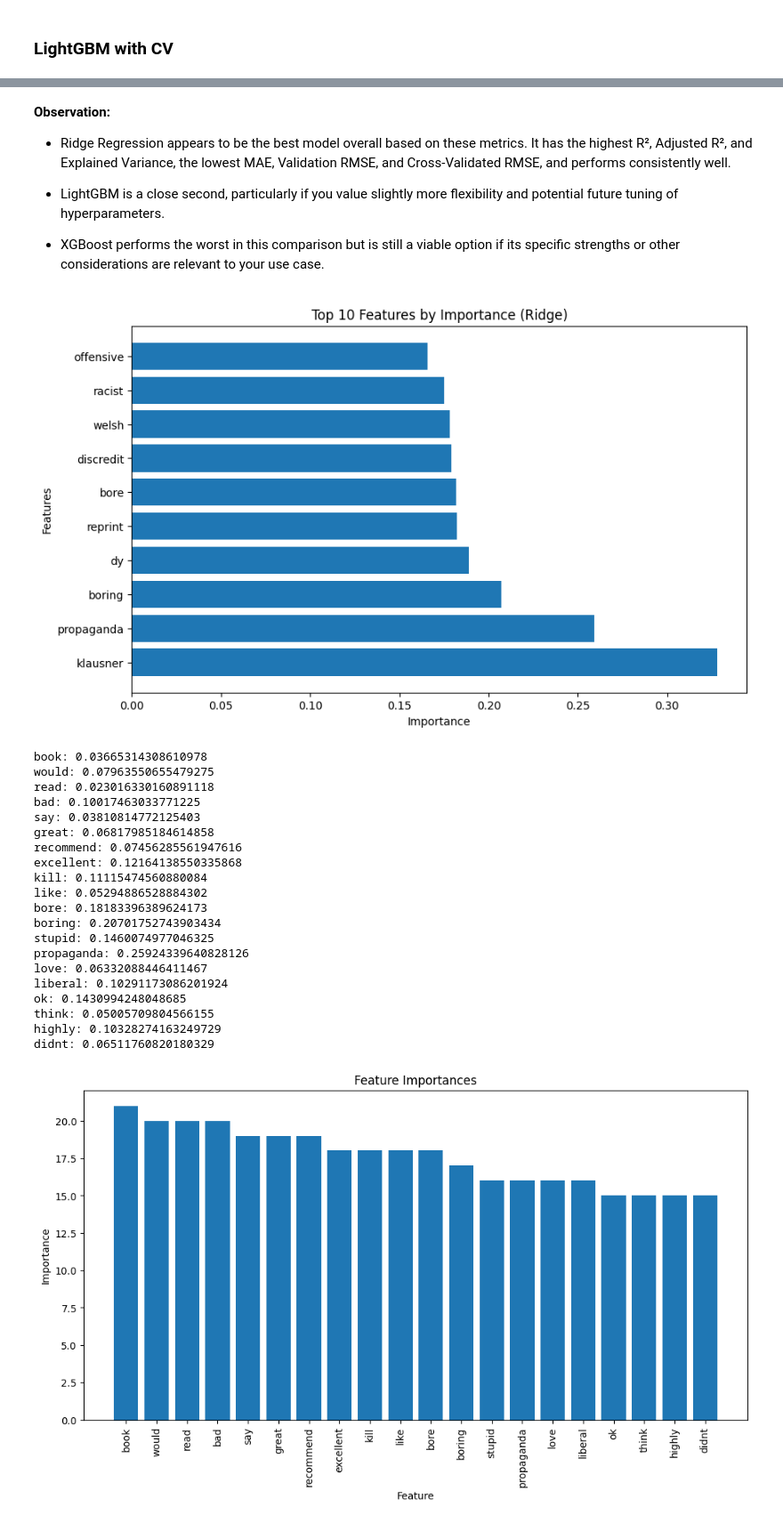
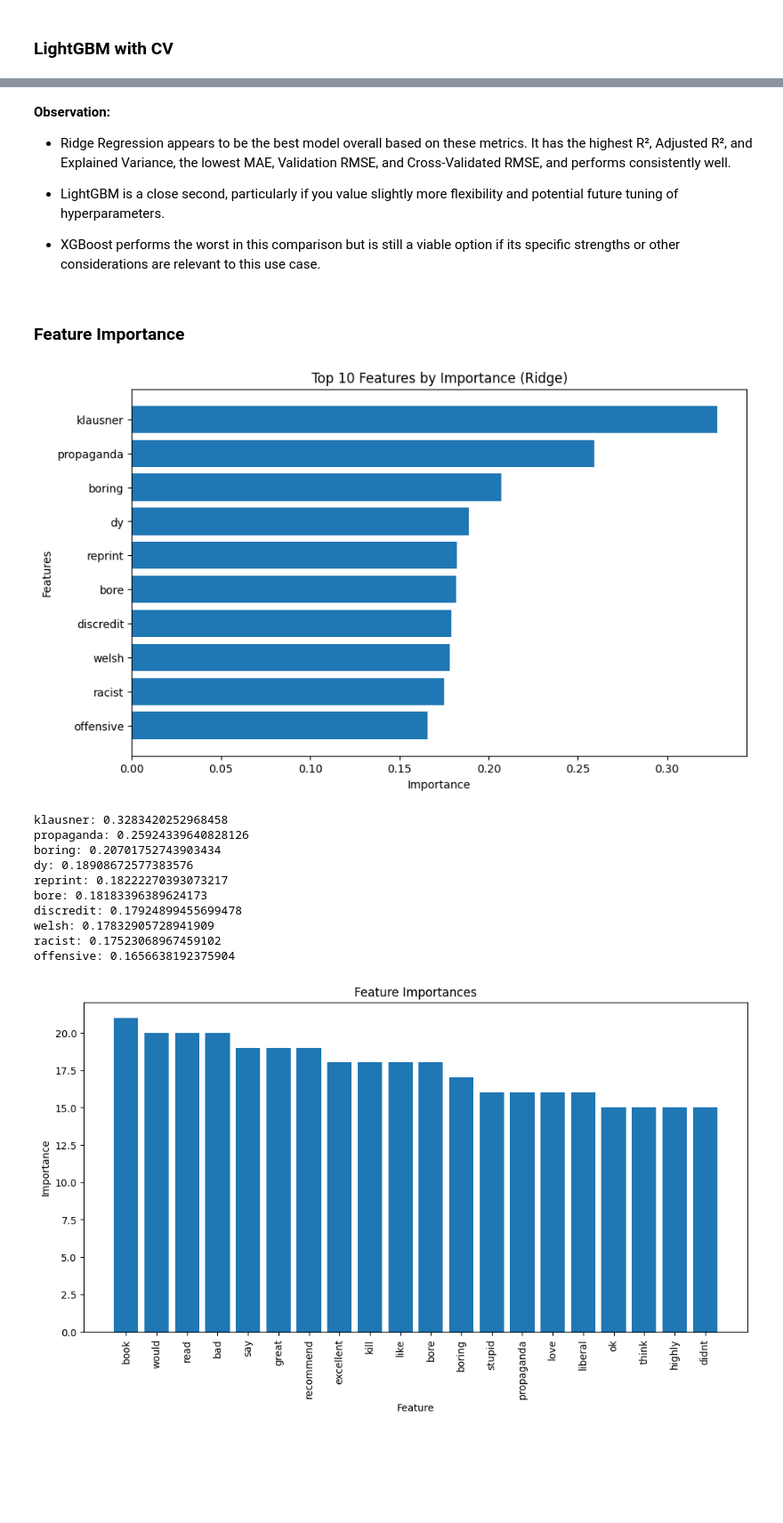
Before and after one commit to rameshs-data/AmazonReview_UsefulnessRanker, a Jupyter notebook: AmazonReview_UsefulnessRanker.ipynb, the cells around one changed output, grey strips where cells are left out. Shown at 89% size. Drawn from its saved outputs; the diff is of its cells as text; code cells hidden in the pictures; blank space fills up the shorter version.

```diff
--- a/AmazonReview_UsefulnessRanker.ipynb
+++ b/AmazonReview_UsefulnessRanker.ipynb
@@ -1320,49 +1238,48 @@ Standard Deviation of RMSE: 0.0002781307689261952
 
 - LightGBM is a close second, particularly if you value slightly more flexibility and potential future tuning of hyperparameters.
 
-- XGBoost performs the worst in this comparison but is still a viable option if its specific strengths or other considerations are relevant to your use case.
+- XGBoost performs the worst in this comparison but is still a viable option if its specific strengths or other considerations are relevant to this use case.
+# %% [markdown]
+### **Feature Importance**
 # %%
+# Calculate the importance of each feature
 importance = np.abs(ridge_model.coef_)
 feature_importance = importance / np.sum(importance)
 
+# Get the feature names from the vectorizer
 feature_names = vectorizer.get_feature_names_out()
+
+# Sort the features by importance
 sorted_indices = np.argsort(importance)[::-1]
 top_features = feature_names[sorted_indices]
 top_importance = importance[sorted_indices]
 
+# Plot the top 10 features by importance
 plt.figure(figsize=(10, 6))
 plt.barh(top_features[:10], top_importance[:10])
 plt.title('Top 10 Features by Importance (Ridge)')
 plt.xlabel('Importance')
 plt.ylabel('Features')
+plt.gca().invert_yaxis()  # Invert y-axis to have the most important feature at the top
 plt.show()
 
-# Print top features and their importance scores
-top_features = [(feature_names[i], importance[i]) for i in indices[:top_n]]
-for feature, score in top_features:
+# Print the top features and their importance scores
+top_n = 10  # Number of top features to print
+top_features_with_scores = [(feature_names[i], importance[i]) for i in sorted_indices[:top_n]]
+for feature, score in top_features_with_scores:
     print(f"{feature}: {score}")
 # %% [output]
-[figure, old version]
+[figure, new version]
-book: 0.03665314308610978
-would: 0.07963550655479275
-read: 0.023016330160891118
-bad: 0.10017463033771225
-say: 0.03810814772125403
-great: 0.06817985184614858
-recommend: 0.07456285561947616
-excellent: 0.12164138550335868
-kill: 0.11115474560880084
-like: 0.05294886528884302
+klausner: 0.3283420252968458
+propaganda: 0.25924339640828126
+boring: 0.20701752743903434
+dy: 0.18908672577383576
+reprint: 0.18222270393073217
 bore: 0.18183396389624173
-boring: 0.20701752743903434
-stupid: 0.1460074977046325
-propaganda: 0.25924339640828126
-love: 0.06332088446411467
-liberal: 0.10291173086201924
-ok: 0.1430994248048685
-think: 0.05005709804566155
-highly: 0.10328274163249729
-didnt: 0.06511760820180329
+discredit: 0.17924899455699478
+welsh: 0.17832905728941909
+racist: 0.17523068967459102
+offensive: 0.1656638192375904
 # %%
 # Extract feature importance
 importance = lgb_model.feature_importances_
```
Also changed, not shown: parts of 15 cells of this notebook.
